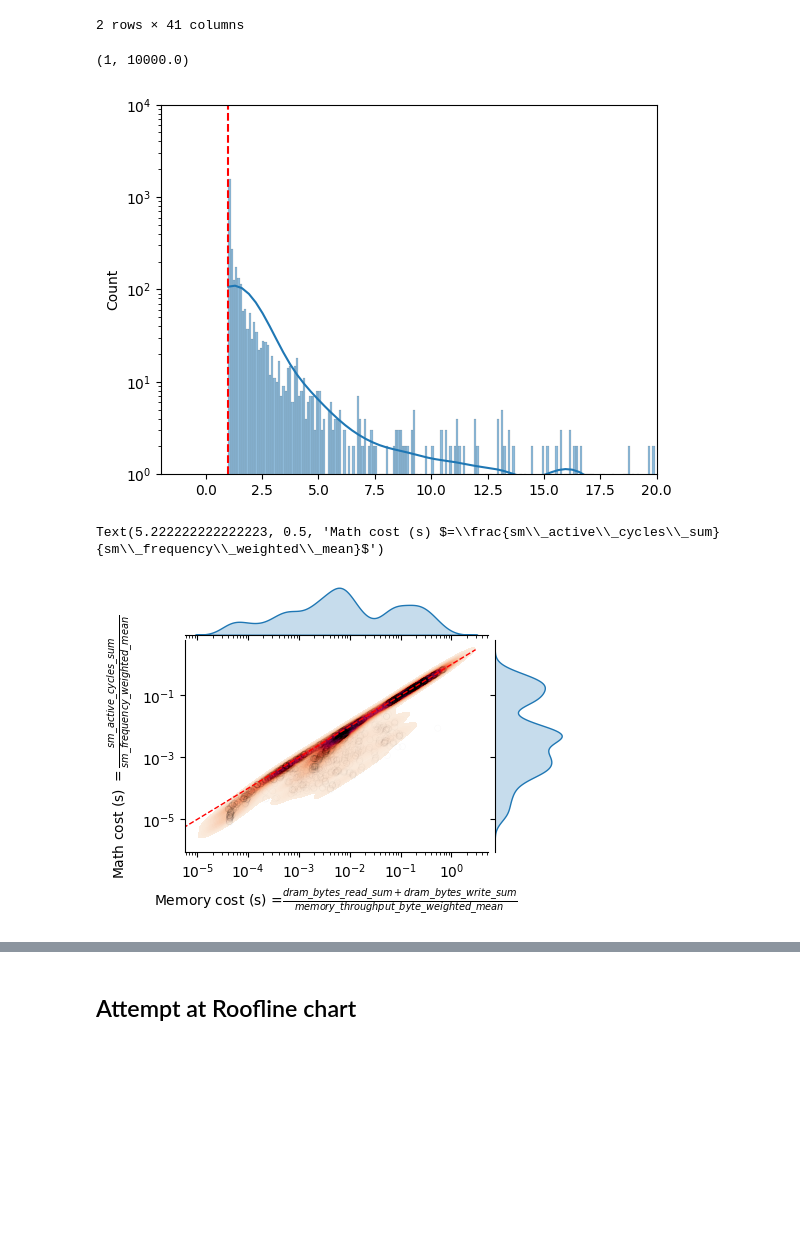
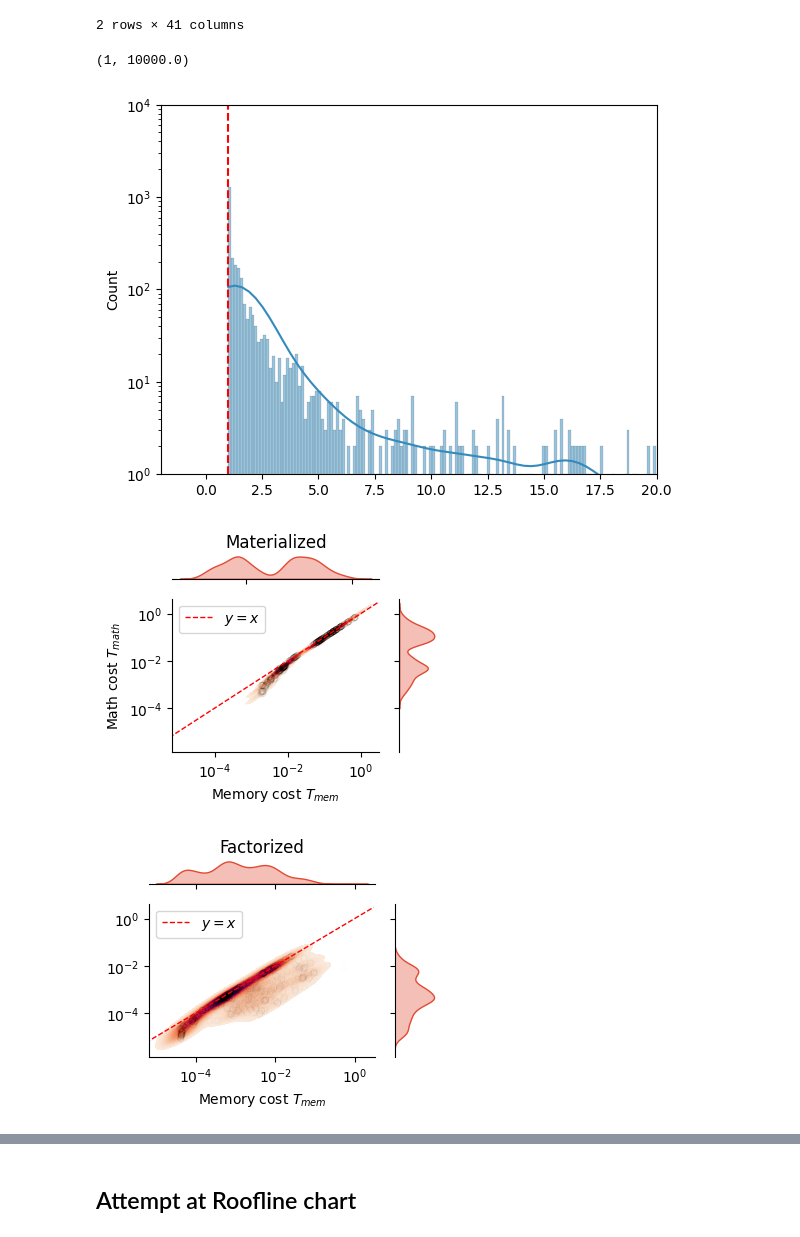
Before and after one commit to ptemarvelde/amalur-experiments, a Jupyter notebook: results/full_1/analytical_model/analytical.ipynb, the cells around one changed output, grey strips where cells are left out. Saved outputs shown, nothing was run; the diff lists cells and outputs as text; code cells hidden in the pictures; blank space fills up the shorter version.

```diff
--- a/results/full_1/analytical_model/analytical.ipynb
+++ b/results/full_1/analytical_model/analytical.ipynb
@@ -1,6 +1,8 @@
 # %%
 import pandas as pd
 import seaborn as sns
+import matplotlib.pyplot as plt
+plt.style.use("/home/pepijn/Documents/uni/y5/thesis/writing/msc-thesis-figures/std-colors.mplstyle")
 
 df = pd.read_parquet('../../../amalur-factorization/profiling/all_1repeat_operators_cleaned.parquet')
 df.head()
@@ -127,3 +118,10 @@ with_gpu_chars.describe()
+# %%
+sets = {}
+for name, group in with_gpu_chars.groupby(['type', 'gpu']):
+    sets[name] = set(group[['operator', 'dataset']].drop_duplicates().apply(tuple, axis=1))
+keep_set = set.intersection(*sets.values())
+len(keep_set)
+with_gpu_chars = with_gpu_chars[with_gpu_chars[['operator', 'dataset']].apply(tuple, axis=1).isin(keep_set)]
 # %%
 with_gpu_chars[[x for x in with_gpu_chars.columns if 'l1' in x or 'l2' in x or 'dram' in x]]
 # %% [output]
@@ -218,27 +216,36 @@ ax.set_yscale('log')
 ax.set_ylim(1, 1e4)
 # %% [output]
 (1, 10000.0)
-[figure, old version]
+[figure, new version]
 # %%
-grid=sns.jointplot(data=with_gpu_chars, x='mem_cost_seconds', y='math_cost_seconds'
-              kind='kde',log_scale=True, fill=True, levels=100,thresh=0.01,
-              height=3.4, ratio=4, space=0.1,
-              cmap="rocket_r",
-#                     #  hue='operator'
-                     )
-grid.figure.set_figwidth(5)
-grid.figure.set_figheight(3.4)
-ax=grid.ax_joint
-ax.scatter(with_gpu_chars.mem_cost_seconds, with_gpu_chars.math_cost_seconds, s=20, facecolors='none', edgecolors='black', linewidths=0.5, alpha=0.02)
-range = np.arange(0, 1000, 0.1)
-sns.lineplot(x=range, y=range, color='red', linestyle='--', linewidth=1, ax=ax)
-ax.set_xlabel(r'Memory cost (s) =$\frac{dram\_bytes\_read\_sum + dram\_bytes\_write\_sum}{memory\_throughput\_byte\_weighted\_mean}$')
-ax.set_ylabel(r'Math cost (s) $=\frac{sm\_active\_cycles\_sum}{sm\_frequency\_weighted\_mean}$')
-# ax.set_xlim(with_gpu_chars.math_cost_seconds.min(), with_gpu_chars.math_cost_seconds.max())
-# ax.set_ylim(with_gpu_chars.mem_cost_seconds.min(), with_gpu_chars.mem_cost_seconds.max())
-# ax.set_yscale('log')
-# ax.set_xscale('log')
-# grid.savefig("/home/pepijn/Documents/uni/y5/thesis/writing/overleaf/chapters/05_cost_estimation/figures/profiling-mem-vs-compute.pdf")
+def kde_plot(tdf,):
+    grid=sns.jointplot(data=tdf, x='mem_cost_seconds', y='math_cost_seconds',
+                kind='kde',log_scale=True, fill=True, levels=100,thresh=0.01,
+                height=3.4, ratio=4, space=0.1,
+                cmap="rocket_r", marginal_kws=dict(color=sns.color_palette()[1], alpha=0.35),
+    #                     #  hue='operator'
+                        )
+    grid.figure.set_figwidth(8*0.45)
+    grid.figure.set_figheight(3)
+    ax=grid.ax_joint
+    ax.scatter(tdf.mem_cost_seconds, tdf.math_cost_seconds, s=20, facecolors='none', edgecolors='black', linewidths=0.5, alpha=0.02)
+    range = np.arange(0, 1000, 0.1)
+    sns.lineplot(x=range, y=range, color='red', linestyle='--', linewidth=1, ax=ax, label='$y=x$')
+    ax.set_xlabel(r'Memory cost $T_{mem}$')
+    ax.set_ylabel(r'Math cost $T_{math}$')
+    ax.legend()
+    return ax, grid
+ax1, grid1 = kde_plot(with_gpu_chars[with_gpu_chars.type == 'materialized'].copy())
+grid1.ax_marg_x.set_title("Materialized")
+ax2, grid2 = kde_plot(with_gpu_chars[with_gpu_chars.type == 'factorized'].copy())
+grid2.ax_marg_x.set_title("Factorized")
+ax2.set_ylabel(None)
+ax1.sharey(ax2)
+ax1.sharex(ax2)
+grid1.figure.tight_layout()
+grid2.figure.tight_layout()
+grid1.savefig("/home/pepijn/Documents/uni/y5/thesis/writing/overleaf/chapters/05_cost_estimation/figures/profiling-mem-vs-compute-materialized.pdf")
+grid2.savefig("/home/pepijn/Documents/uni/y5/thesis/writing/overleaf/chapters/05_cost_estimation/figures/profiling-mem-vs-compute-factorized.pdf")
 # %% [output]
-Text(5.222222222222223, 0.5, 'Math cost (s) $=\\frac{sm\\_active\\_cycles\\_sum}{sm\\_frequency\\_weighted\\_mean}$')
-[figure, old version]
+[figure, new version]
+[figure, added]
```
Also changed, not shown: parts of 31 cells of this notebook, 2 other files.
